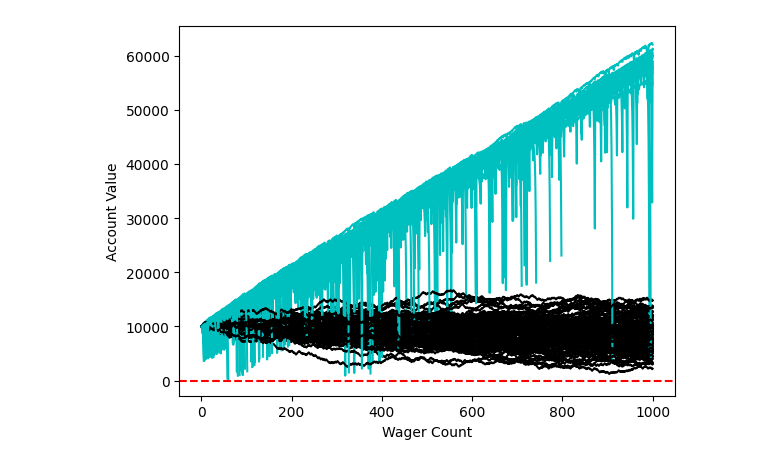
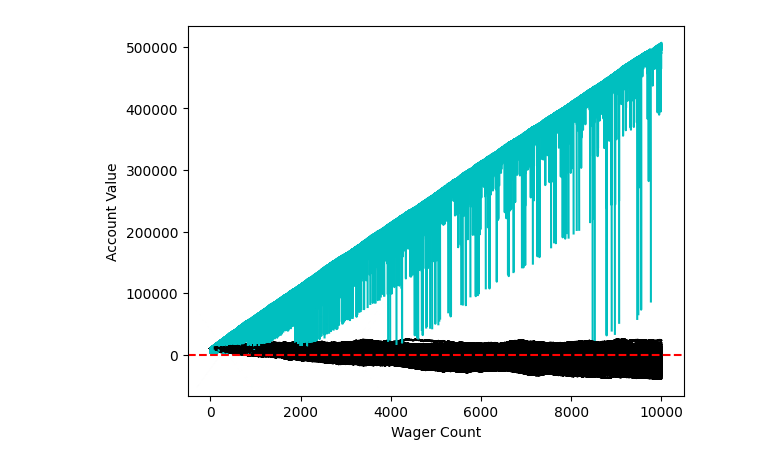
Before and after one commit to aarushburra123/quant-projects-2025, a Jupyter notebook: notebooks/Monte_Carlo_Simulations/03_monte_carlo_dice_example(1).ipynb, the cells around one changed output. Drawn from its saved outputs; the diff is of its cells as text; code cells hidden in the pictures.

```diff
--- a/notebooks/Monte_Carlo_Simulations/03_monte_carlo_dice_example(1).ipynb
+++ b/notebooks/Monte_Carlo_Simulations/03_monte_carlo_dice_example(1).ipynb
@@ -4,11 +4,11 @@ import matplotlib.pyplot as plt
 import matplotlib
 import time
 
-sampleSize = 100
+sampleSize = 1000
 
 startingFunds = 10000
 wagerSize = 100
-wagerCount = 1000
+wagerCount = 10000
 def roll_Dice():
     roll = random.randint(1, 100)
     if roll == 100:
@@ -125,31 +125,31 @@ def simple_bettor(funds, initial_wager, wager_count):
         else:
             value -= wager
             wX.append(currentWager)
             vY.append(value)
 
         currentWager += 1
 
     if value < 0:
         value = 'broke'
         broke_count += 1
     #print('Funds:', value)
 
     plt.plot(wX, vY,'k')
 
 x = 0
 broke_count = 0
 while x < sampleSize:
     simple_bettor(startingFunds,wagerSize,wagerCount)
     doubler_bettor(startingFunds,wagerSize,wagerCount)
     x += 1
 
 # print('death rate:', (broke_count/float(x)) * 100)
 # print('survival rate:', 100 - ((broke_count/float(x)) * 100))
 
 
 plt.axhline(y=0, color='r', linestyle='--')
 plt.xlabel('Wager Count')
 plt.ylabel('Account Value')
 plt.show()
 # %% [output]
-[figure, old version]
+[figure, new version]
```
